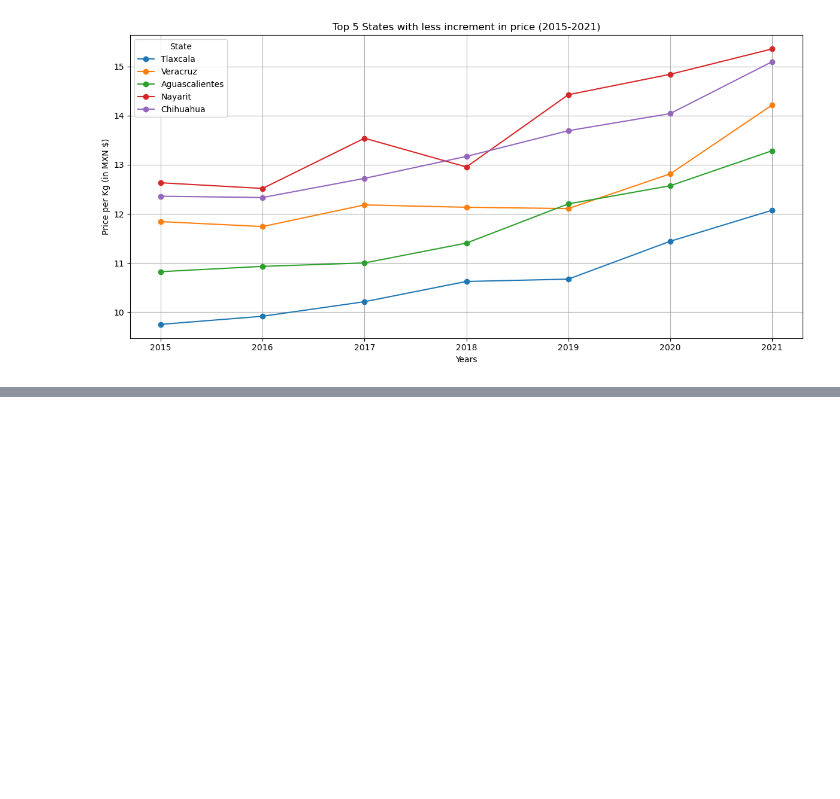
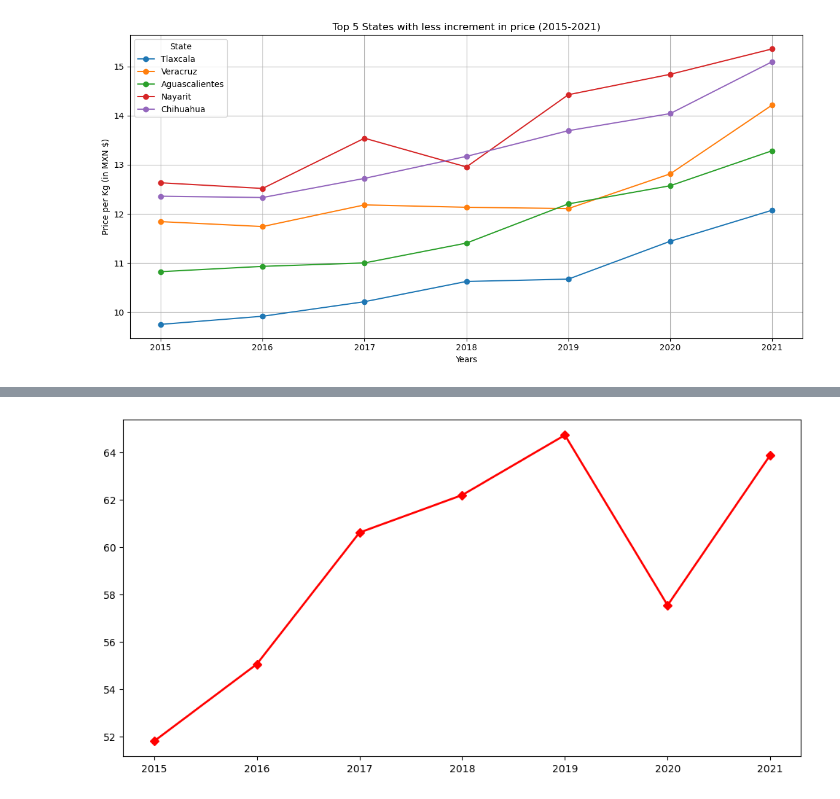
Before and after one commit to Josemarome/Project_1, a Jupyter notebook: Tortilla.ipynb, the cells around one changed output, grey strips where cells are left out. Cells and saved outputs as stored; diff of their text form; code cells hidden in the pictures; blank space fills up the shorter version.

```diff
--- a/Tortilla.ipynb
+++ b/Tortilla.ipynb
@@ -581,3 +580,7 @@ plt.tight_layout()
 plt.show()
 # %% [output]
 [figure]
+# %%
+crime_data_2 = pd.read_csv("Resources/new_crime_data_2.csv")
+
+crime_data_2
@@ -583,0 +601,3 @@ plt.show()
+# %%
+grouped_crime_data=crime_data_2.groupby(['Año'])['Total Delitos'].mean().reset_index()
+grouped_crime_data
@@ -583,0 +625,7 @@ plt.show()
+# %%
+plt.figure(figsize=(12, 6))
+plt.plot(grouped_crime_data['Año'], grouped_crime_data['Total Crimes %'],
+         marker='D', color='r', linewidth=2, label='Total Crimes /1000')
+plt.show()
+# %% [output]
+[figure, added]
```
Also changed, not shown: parts of 9 cells of this notebook.
